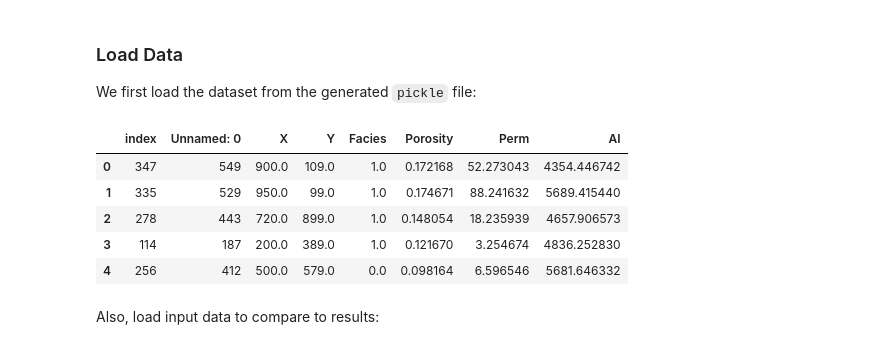
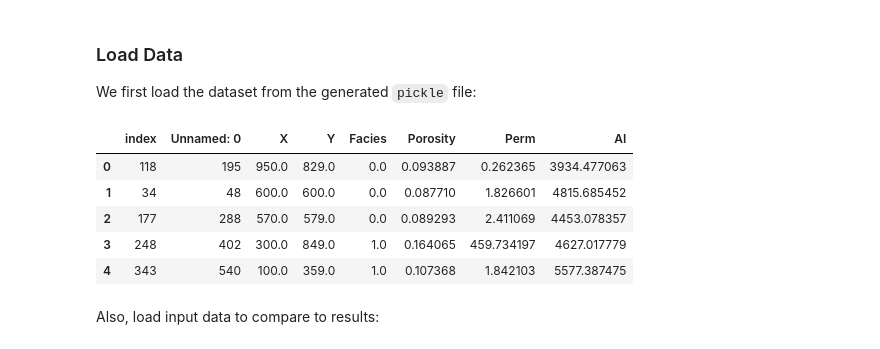
Before and after one commit to cgre-aachen/teaching, a Jupyter notebook: geoinfotheory/notebooks/ITgeo_03_entropy.ipynb, the cells around one changed output. Cells and saved outputs as stored; diff of their text form; code cells hidden in the pictures.

```diff
--- a/geoinfotheory/notebooks/ITgeo_03_entropy.ipynb
+++ b/geoinfotheory/notebooks/ITgeo_03_entropy.ipynb
@@ -12,17 +14,17 @@ import pandas as pd
 We first load the dataset from the generated `pickle` file:
 # %%
 # realizations = pickle.load(open("facies_realizations_ncut_64x64.pkl", 'rb'))
-realizations = pickle.load(open("facies_realizations_ncut_f2_32x32.pkl", 'rb'))
-df = pickle.load(open("data_frame.pkl", 'rb'))
+realizations = pickle.load(open("facies_realizations_ncut_f3_aniso_64x64.pkl", 'rb'))
+df = pickle.load(open("data_frame_three_facies.pkl", 'rb'))
 
 df.head()
 # %% [output]
 |  | index | Unnamed: 0 | X | Y | Facies | Porosity | Perm | AI |
-| 0 | 347 | 549 | 900.0 | 109.0 | 1.0 | 0.172168 | 52.273043 | 4354.446742 |
-| 1 | 335 | 529 | 950.0 | 99.0 | 1.0 | 0.174671 | 88.241632 | 5689.415440 |
-| 2 | 278 | 443 | 720.0 | 899.0 | 1.0 | 0.148054 | 18.235939 | 4657.906573 |
-| 3 | 114 | 187 | 200.0 | 389.0 | 1.0 | 0.121670 | 3.254674 | 4836.252830 |
-| 4 | 256 | 412 | 500.0 | 579.0 | 0.0 | 0.098164 | 6.596546 | 5681.646332 |
+| 0 | 118 | 195 | 950.0 | 829.0 | 0.0 | 0.093887 | 0.262365 | 3934.477063 |
+| 1 | 34 | 48 | 600.0 | 600.0 | 0.0 | 0.087710 | 1.826601 | 4815.685452 |
+| 2 | 177 | 288 | 570.0 | 579.0 | 0.0 | 0.089293 | 2.411069 | 4453.078357 |
+| 3 | 248 | 402 | 300.0 | 849.0 | 1.0 | 0.164065 | 459.734197 | 4627.017779 |
+| 4 | 343 | 540 | 100.0 | 359.0 | 1.0 | 0.107368 | 1.842103 | 5577.387475 |
 # %% [markdown]
 Also, load input data to compare to results:
 # %%
```
Also changed, not shown: parts of 5 cells of this notebook, 2 other files.
